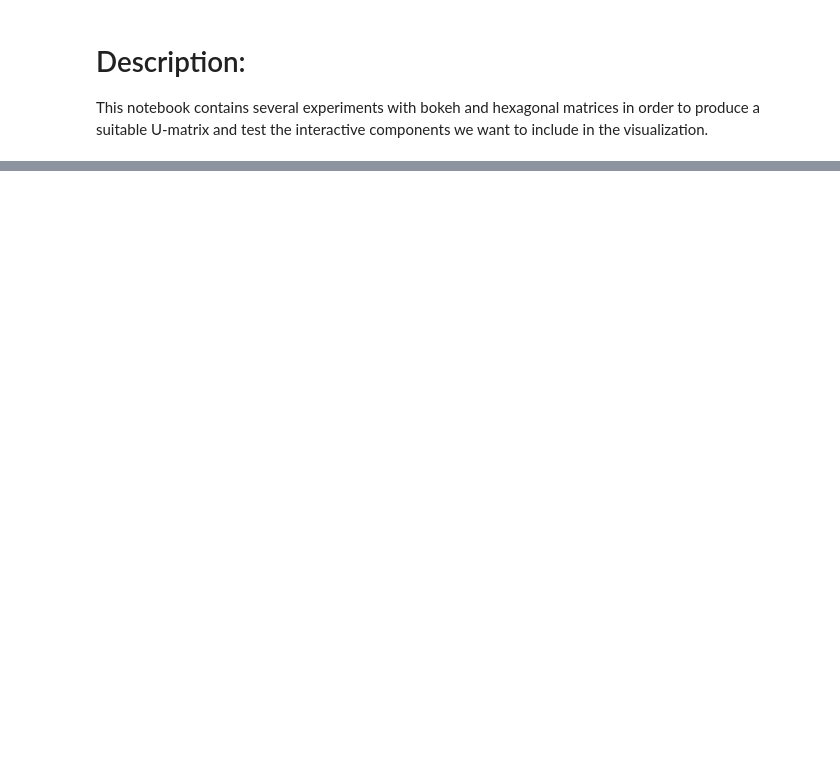
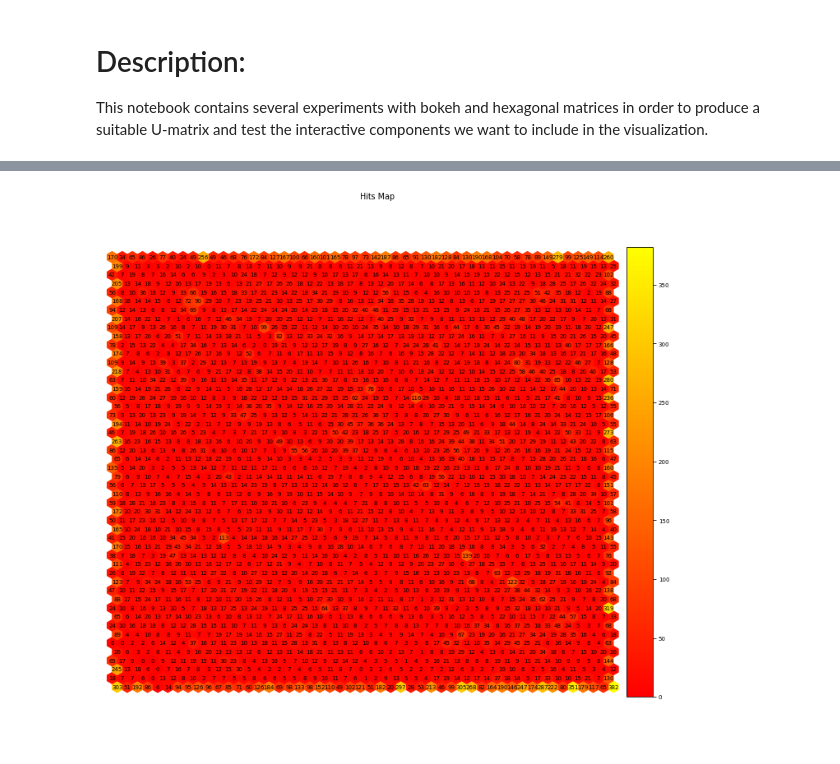
Before and after one commit to stuartgo/mapintel, a Jupyter notebook: notebooks/bokeh_umatrix_hex.ipynb, the cells around one changed output, grey strips where cells are left out. Saved outputs shown, nothing was run; the diff lists cells and outputs as text; code cells hidden in the pictures; blank space fills up the shorter version.

```diff
--- a/notebooks/bokeh_umatrix_hex.ipynb
+++ b/notebooks/bokeh_umatrix_hex.ipynb
@@ -109,3 +96,9 @@ UMAT = u.show(
+# %%
+from sompy.visualization.bmuhits import BmuHitsView
+vhts  = BmuHitsView(12,12,"Hits Map",text_size=7)
+vhts.show(som, anotate=True, onlyzeros=False, labelsize=7, cmap="autumn", logaritmic=False)
+# %% [output]
+[figure, added]
 # %% [markdown]
 ## U-matrix using Bokeh
 ### Challenges:
```
Also changed, not shown: parts of 12 cells of this notebook, 5 other files.
